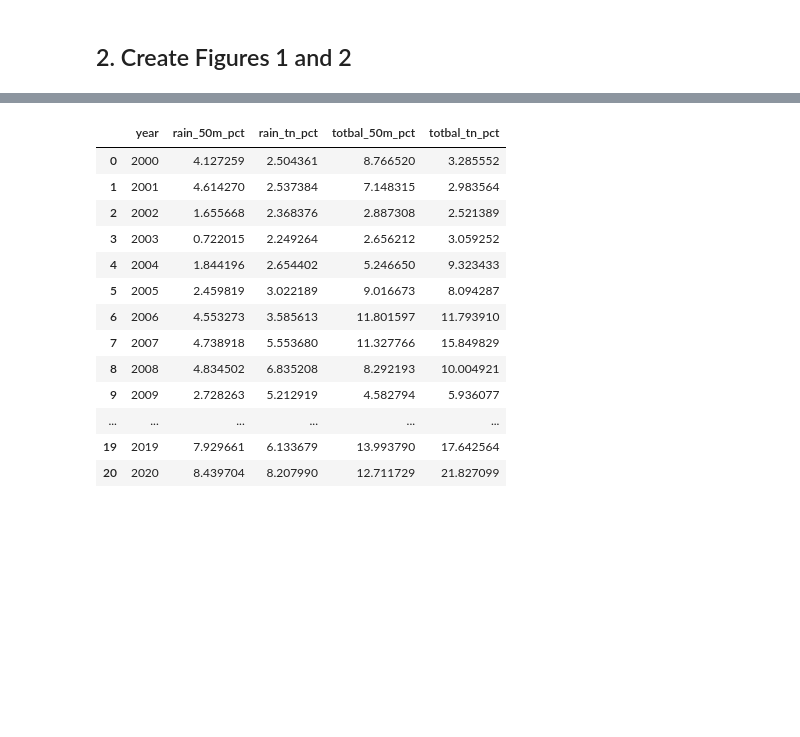
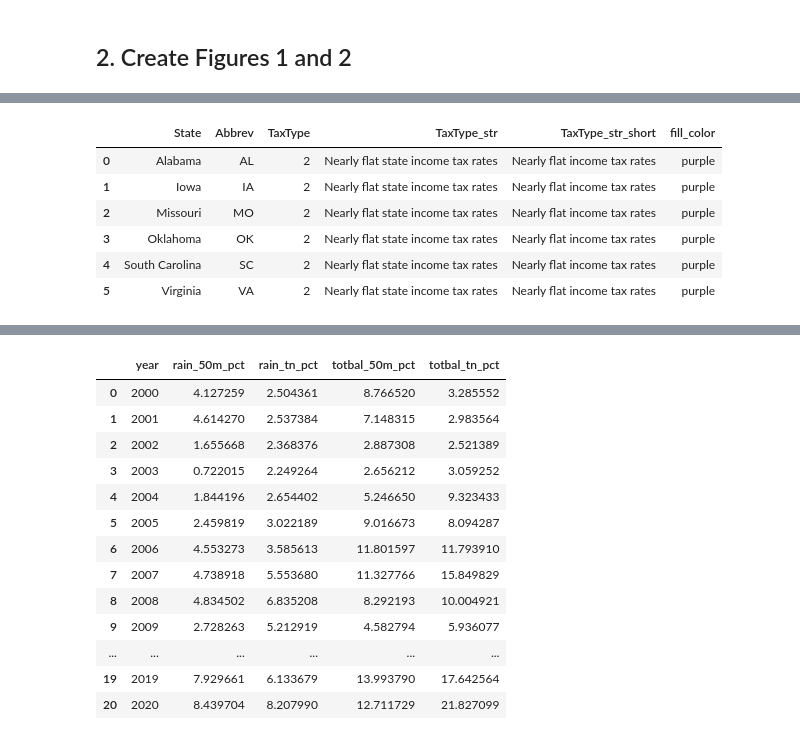
Before and after one commit to OpenSourceEcon/SC-IndivBusTax, a Jupyter notebook: SC_IndivBusTax.ipynb, the cells around one changed output, grey strips where cells are left out. Cells and saved outputs as stored; diff of their text form; code cells hidden in the pictures; blank space fills up the shorter version.

```diff
--- a/SC_IndivBusTax.ipynb
+++ b/SC_IndivBusTax.ipynb
@@ -38,0 +209,11 @@ import json
+# %%
+# Print the nearly flat tax states
+nflat_tax_states_df
+# %% [output]
+|  | State | Abbrev | TaxType | TaxType_str | TaxType_str_short | fill_color |
+| 0 | Alabama | AL | 2 | Nearly flat state income tax rates | Nearly flat income tax rates | purple |
+| 1 | Iowa | IA | 2 | Nearly flat state income tax rates | Nearly flat income tax rates | purple |
+| 2 | Missouri | MO | 2 | Nearly flat state income tax rates | Nearly flat income tax rates | purple |
+| 3 | Oklahoma | OK | 2 | Nearly flat state income tax rates | Nearly flat income tax rates | purple |
+| 4 | South Carolina | SC | 2 | Nearly flat state income tax rates | Nearly flat income tax rates | purple |
+| 5 | Virginia | VA | 2 | Nearly flat state income tax rates | Nearly flat income tax rates | purple |
```
Also changed, not shown: parts of 11 cells of this notebook, 9 other files.
